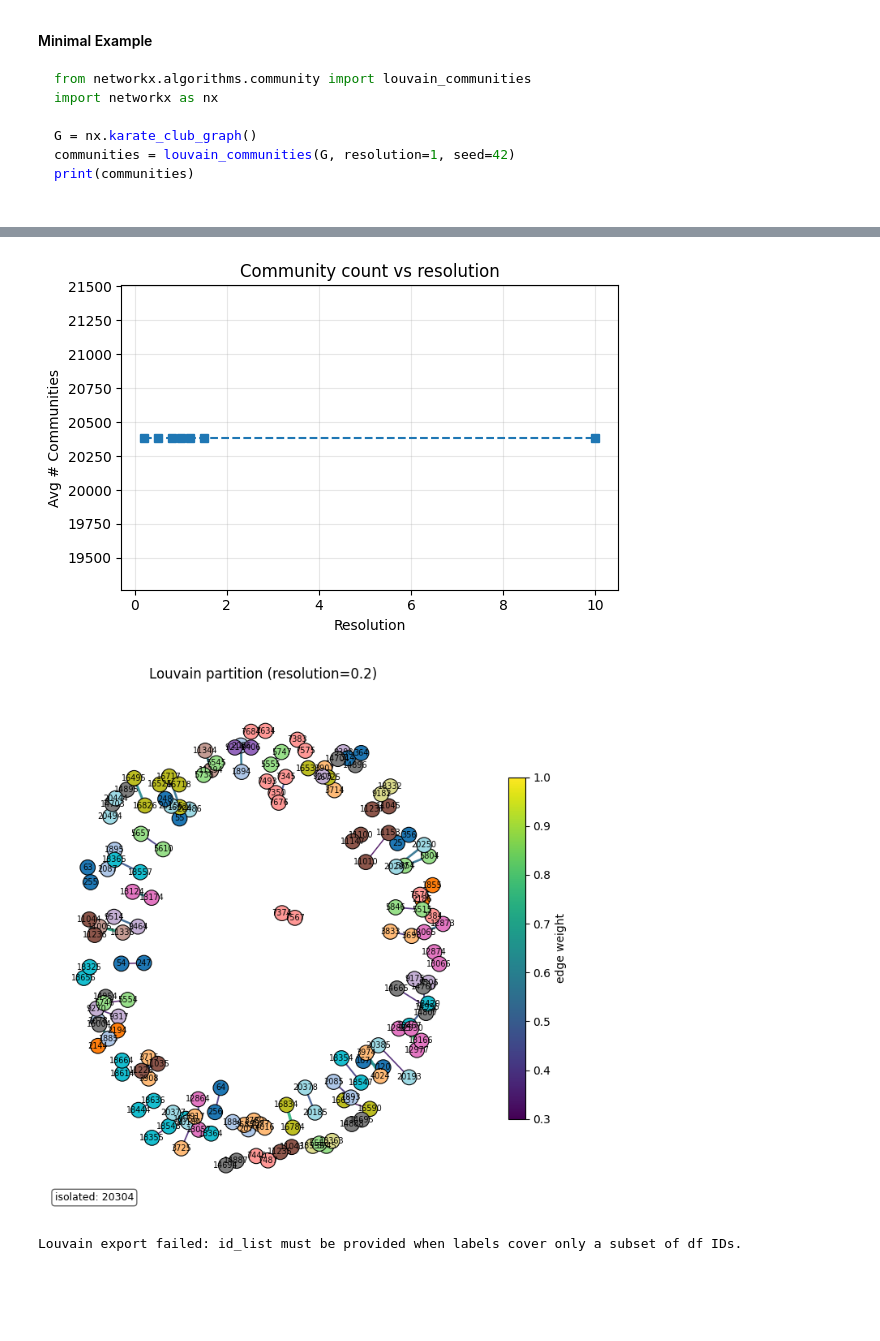
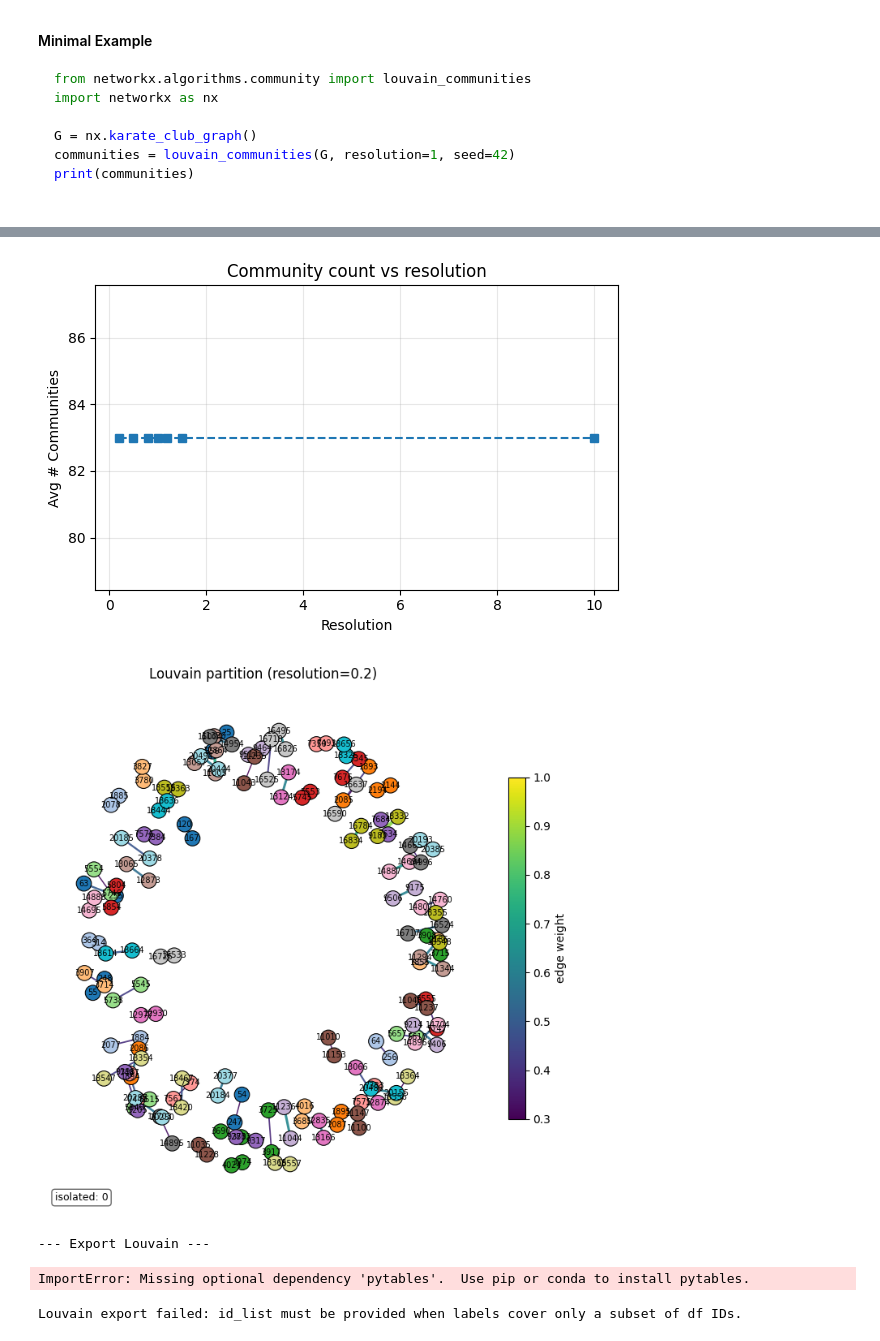
Before and after one commit to andregodinhodtu/02807_Comp_tools_project_group_02, a Jupyter notebook: notebooks/graph_clustering.ipynb, the cells around one changed output, grey strips where cells are left out. Saved outputs shown, nothing was run; the diff lists cells and outputs as text; code cells hidden in the pictures; blank space fills up the shorter version.

```diff
--- a/notebooks/graph_clustering.ipynb
+++ b/notebooks/graph_clustering.ipynb
@@ -18,14 +18,17 @@ from networkx.algorithms.community import louvain_communities, modularity
 from sklearn.metrics import adjusted_rand_score
 from itertools import combinations
 
-subset = "horoscope_full"
-df = pd.read_csv(f'..\\data\\{subset}.csv')
+full_dataset = "horoscope_full"
+df = pd.read_csv(f'..\\data\\{full_dataset}.csv')
 df.head()
 
-input = 0
+input_method = 0
 # 0 for MinHashing matrix
 # 1 for Frequent Itemsets matrix
 # 2 for Random graph
+input_file_name = "similarity_general_lsh"  # MinHashing
+# input_file_name = "shared_2_itemsets_pairs" # Frequent Itemsets
+# !! be sure to set the correct input_file_name according to input_method !!
 
 threshold = 0.3 # edges with weight below this value will be ignored
 
@@ -34,7 +37,7 @@ methods = [ # select the methods you want to run by commenting
     # 'girvan_newman'
 ]
 
-pre_visualization = False
+pre_visualization = True
 # %% [markdown]
 ## 1 - Graph Definition
 ###
@@ -457,11 +491,4 @@ if 'louvain' in methods:
     nodes_ordered = sorted(G.nodes())
 
     print("\n--- Export Louvain ---")
-    export_clusters(
-        df=df,
-        labels=best_labels,
-        node_ids=nodes_ordered,
-        method_name='louvain',
-        subset_name=subset
-    )
 # %% [output]
@@ -479,6 +506,8 @@ Resolution  | Modularity(mean±std) | Avg #Communities
 [figure]
-[figure, old version]
+[figure, new version]
-[figure, old version]
+[figure, new version]
+--- Export Louvain ---
+ImportError: Missing optional dependency 'pytables'.  Use pip or conda to install pytables.
 # %%
 if 'louvain' in methods:
     # Export Louvain clusters
```
Also changed, not shown: parts of 6 cells of this notebook.
